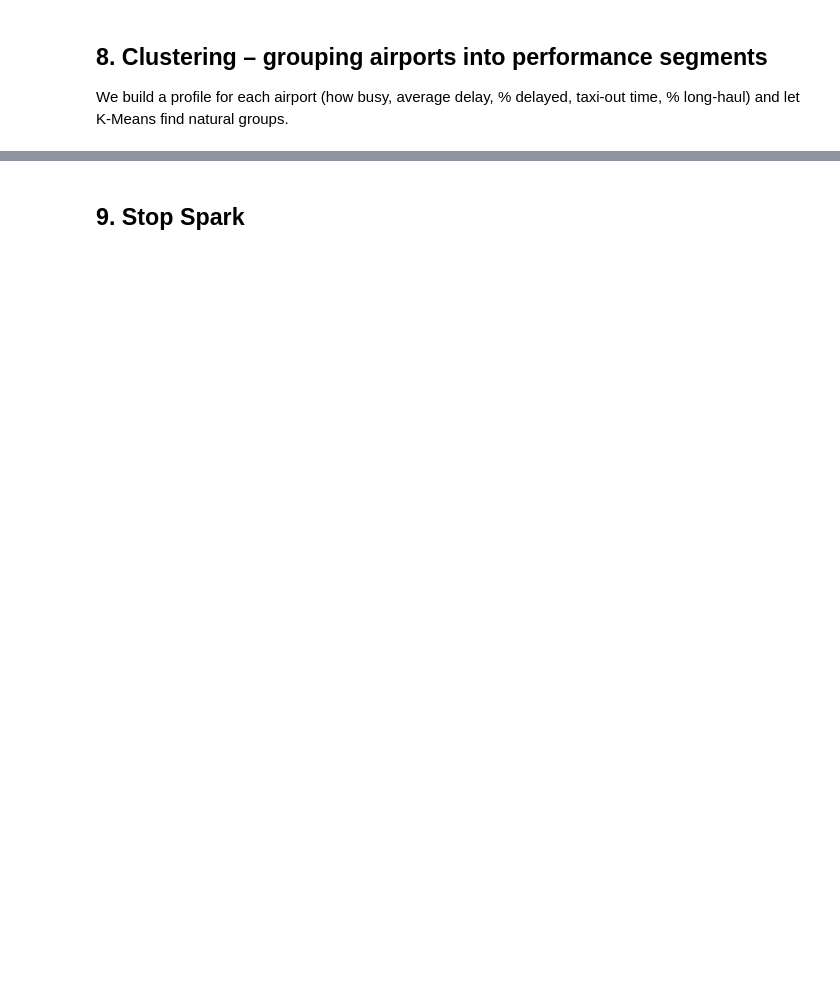
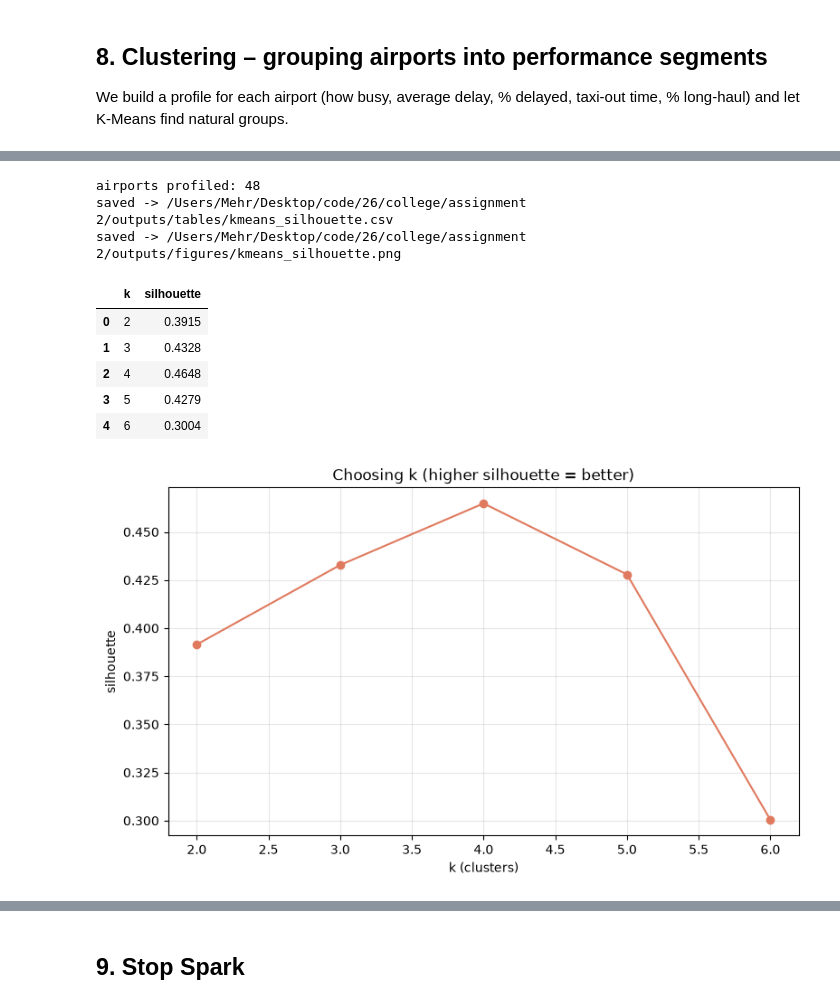
Before and after one commit to mehrdat/Flight-Data-Analysis, a Jupyter notebook: notebooks/flight_delay_analysis.ipynb, the cells around one changed output, grey strips where cells are left out. Saved outputs shown, nothing was run; the diff lists cells and outputs as text; code cells hidden in the pictures; blank space fills up the shorter version.

```diff
--- a/notebooks/flight_delay_analysis.ipynb
+++ b/notebooks/flight_delay_analysis.ipynb
@@ -387,11 +794,17 @@ pd.DataFrame([reg["metrics"]])
 We build a profile for each airport (how busy, average delay, % delayed, taxi-out
 time, % long-haul) and let K-Means find natural groups.
 # %%
-profiles = clustering.build_airport_profiles(df, min_flights=1000).cache()
-print("airports profiled:", profiles.count())
-k_table = clustering.choose_k(profiles, k_values=(2,3,4,5,6))
+min_flights = 50 if USE_SAMPLE else 1000
+profiles = clustering.build_airport_profiles(df, min_flights=min_flights).cache()
+profile_count = profiles.count()
+print("airports profiled:", profile_count)
+if profile_count < 2:
+    raise ValueError(f"Not enough airports for clustering (got {profile_count}). Lower min_flights or use the full dataset.")
+k_values = tuple(k for k in (2, 3, 4, 5, 6) if k < profile_count)
+k_table = clustering.choose_k(profiles, k_values=k_values)
 save_table(k_table, "kmeans_silhouette")
 visualize.line_chart(k_table, "k", "silhouette",
     "Choosing k (higher silhouette = better)", "k (clusters)", "silhouette",
     "kmeans_silhouette.png")
 k_table
+# %% [output]
@@ -398 +812,11 @@ k_table
+airports profiled: 48
+saved -> /Users/Mehr/Desktop/code/26/college/assignment 2/outputs/tables/kmeans_silhouette.csv
+saved -> /Users/Mehr/Desktop/code/26/college/assignment 2/outputs/figures/kmeans_silhouette.png
+|  | k | silhouette |
+| 0 | 2 | 0.3915 |
+| 1 | 3 | 0.4328 |
+| 2 | 4 | 0.4648 |
+| 3 | 5 | 0.4279 |
+| 4 | 6 | 0.3004 |
+[figure, added]
 # %%
```
Also changed, not shown: parts of 40 cells of this notebook, 2 other files.
